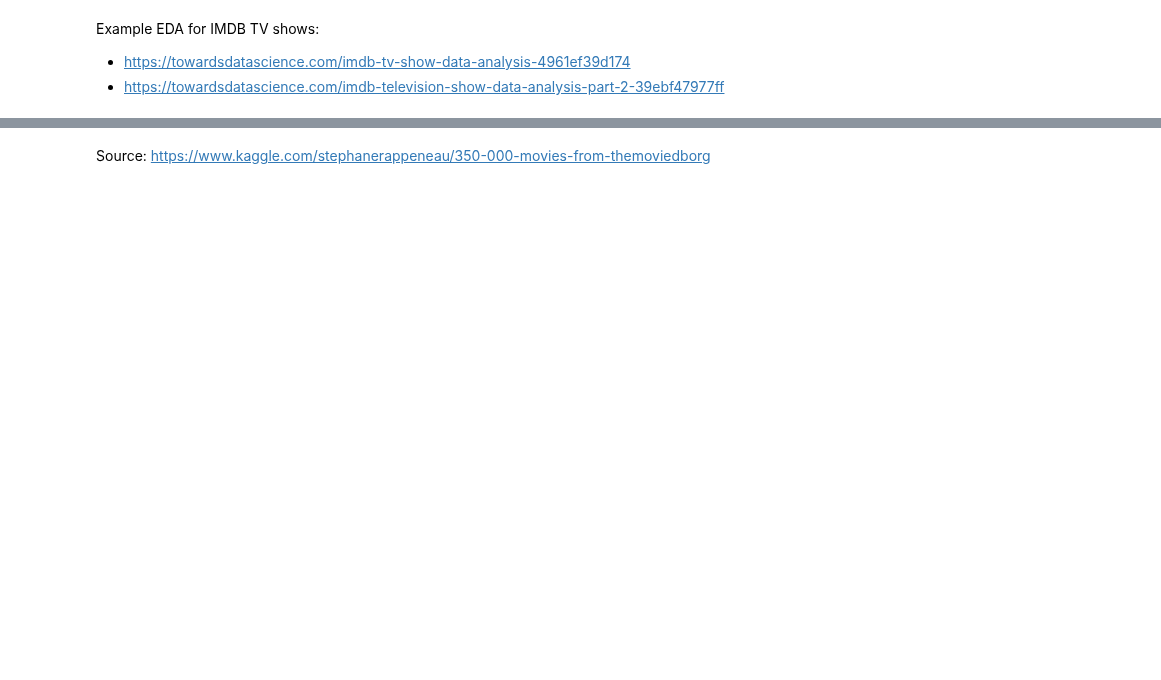
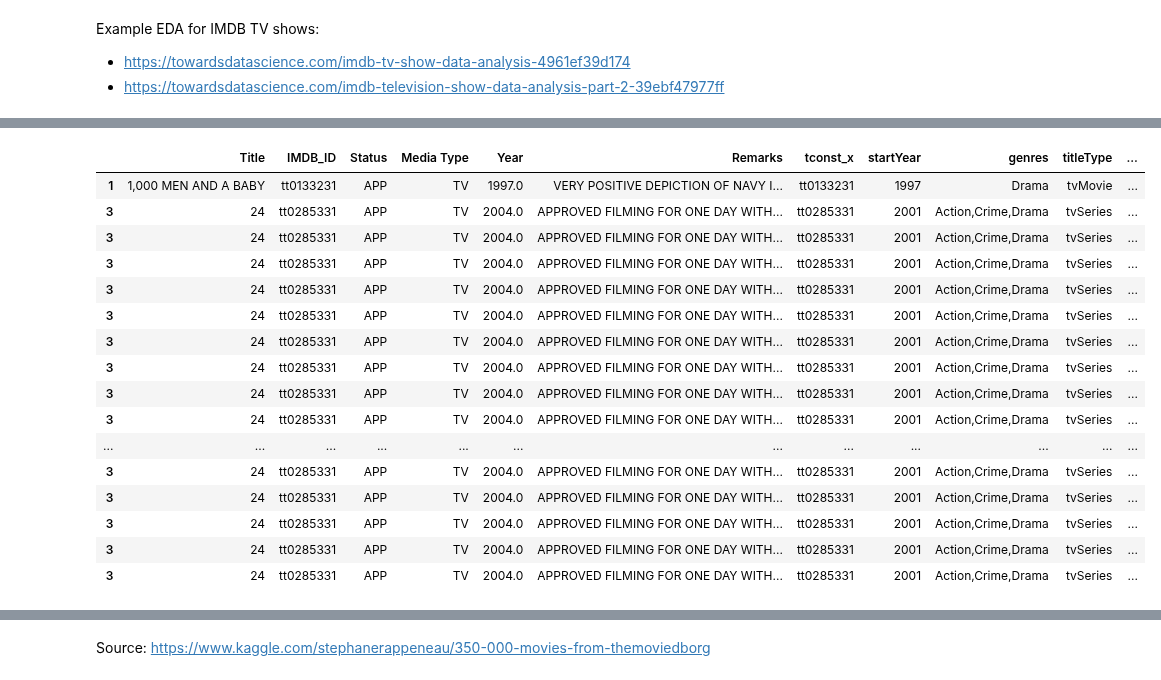
Before and after one commit to ravinitheshreddy/SubtlePropaganda, a Jupyter notebook: data_preparation.ipynb, the cells around one changed output, grey strips where cells are left out. Drawn from its saved outputs; the diff is of its cells as text; code cells hidden in the pictures; blank space fills up the shorter version.

Commit message:
joining datasets except plot and keywords from the api

```diff
--- a/data_preparation.ipynb
+++ b/data_preparation.ipynb
@@ -60,6 +61,3 @@ military_hollywood = pd.read_csv('data/military-hollywood-full.csv', delimiter='
-# %%
-military_hollywood['Title'] = military_hollywood['Title'].apply(lambda x: dequote(x))
-military_hollywood['Title'] = military_hollywood['Title'].str.lower()
 # %%
 military_hollywood.shape
 # %% [output]
@@ -133,0 +74,3 @@ military_hollywood_imdbid
+# %%
+# join main dataset and title basics dataset for release year, genres, and title type informations
+aggregated_data = pd.merge(military_hollywood, basics_interested[['tconst', 'startYear', 'genres', 'titleType']], how ='left', left_on='IMDB_ID', right_on='tconst')
@@ -133,0 +102,3 @@ military_hollywood_imdbid
+# %%
+# join merged dataset above and crews dataset for directors informations
+aggregated_data1 = pd.merge(aggregated_data, crews[['tconst', 'directors']], how ='left', left_on='IMDB_ID', right_on='tconst')
@@ -133,0 +110,27 @@ military_hollywood_imdbid
+# %%
+# divide data into 2 to apply the dictionary defined above
+aggregated_data1_directors_isna = aggregated_data1.loc[aggregated_data1.directors.isna()]
+aggregated_data1_directors_notna = aggregated_data1[~aggregated_data1.index.isin(aggregated_data1_directors_isna.index)]
+# %%
+# for the directors information of more than one directors split them w.r.t. ',' and then explode the directors column
+aggregated_data1_directors_notna.directors = [x.split(',') for x in aggregated_data1_directors_notna.directors]
+aggregated_data1_directors_notna = aggregated_data1_directors_notna.explode('directors')
+aggregated_data1_directors_notna.head(20)
+# %% [output]
+|  | Title | IMDB_ID | Status | Media Type | Year | Remarks | tconst_x | startYear | genres | titleType | ... |
+| 1 | 1,000 MEN AND A BABY | tt0133231 | APP | TV | 1997.0 | VERY POSITIVE DEPICTION OF NAVY I... | tt0133231 | 1997 | Drama | tvMovie | ... |
+| 3 | 24 | tt0285331 | APP | TV | 2004.0 | APPROVED FILMING FOR ONE DAY WITH... | tt0285331 | 2001 | Action,Crime,Drama | tvSeries | ... |
+| 3 | 24 | tt0285331 | APP | TV | 2004.0 | APPROVED FILMING FOR ONE DAY WITH... | tt0285331 | 2001 | Action,Crime,Drama | tvSeries | ... |
+| 3 | 24 | tt0285331 | APP | TV | 2004.0 | APPROVED FILMING FOR ONE DAY WITH... | tt0285331 | 2001 | Action,Crime,Drama | tvSeries | ... |
+| 3 | 24 | tt0285331 | APP | TV | 2004.0 | APPROVED FILMING FOR ONE DAY WITH... | tt0285331 | 2001 | Action,Crime,Drama | tvSeries | ... |
+| 3 | 24 | tt0285331 | APP | TV | 2004.0 | APPROVED FILMING FOR ONE DAY WITH... | tt0285331 | 2001 | Action,Crime,Drama | tvSeries | ... |
+| 3 | 24 | tt0285331 | APP | TV | 2004.0 | APPROVED FILMING FOR ONE DAY WITH... | tt0285331 | 2001 | Action,Crime,Drama | tvSeries | ... |
+| 3 | 24 | tt0285331 | APP | TV | 2004.0 | APPROVED FILMING FOR ONE DAY WITH... | tt0285331 | 2001 | Action,Crime,Drama | tvSeries | ... |
+| 3 | 24 | tt0285331 | APP | TV | 2004.0 | APPROVED FILMING FOR ONE DAY WITH... | tt0285331 | 2001 | Action,Crime,Drama | tvSeries | ... |
+| 3 | 24 | tt0285331 | APP | TV | 2004.0 | APPROVED FILMING FOR ONE DAY WITH... | tt0285331 | 2001 | Action,Crime,Drama | tvSeries | ... |
+| ... | ... | ... | ... | ... | ... | ... | ... | ... | ... | ... | ... |
+| 3 | 24 | tt0285331 | APP | TV | 2004.0 | APPROVED FILMING FOR ONE DAY WITH... | tt0285331 | 2001 | Action,Crime,Drama | tvSeries | ... |
+| 3 | 24 | tt0285331 | APP | TV | 2004.0 | APPROVED FILMING FOR ONE DAY WITH... | tt0285331 | 2001 | Action,Crime,Drama | tvSeries | ... |
+| 3 | 24 | tt0285331 | APP | TV | 2004.0 | APPROVED FILMING FOR ONE DAY WITH... | tt0285331 | 2001 | Action,Crime,Drama | tvSeries | ... |
+| 3 | 24 | tt0285331 | APP | TV | 2004.0 | APPROVED FILMING FOR ONE DAY WITH... | tt0285331 | 2001 | Action,Crime,Drama | tvSeries | ... |
+| 3 | 24 | tt0285331 | APP | TV | 2004.0 | APPROVED FILMING FOR ONE DAY WITH... | tt0285331 | 2001 | Action,Crime,Drama | tvSeries | ... |
```
Also changed, not shown: parts of 27 cells of this notebook.
